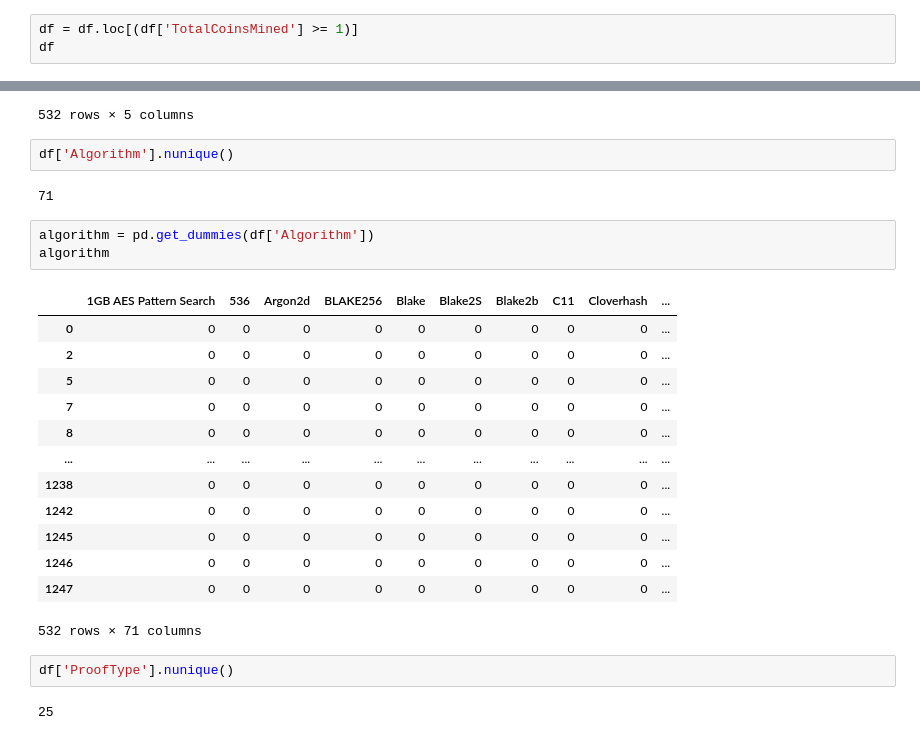
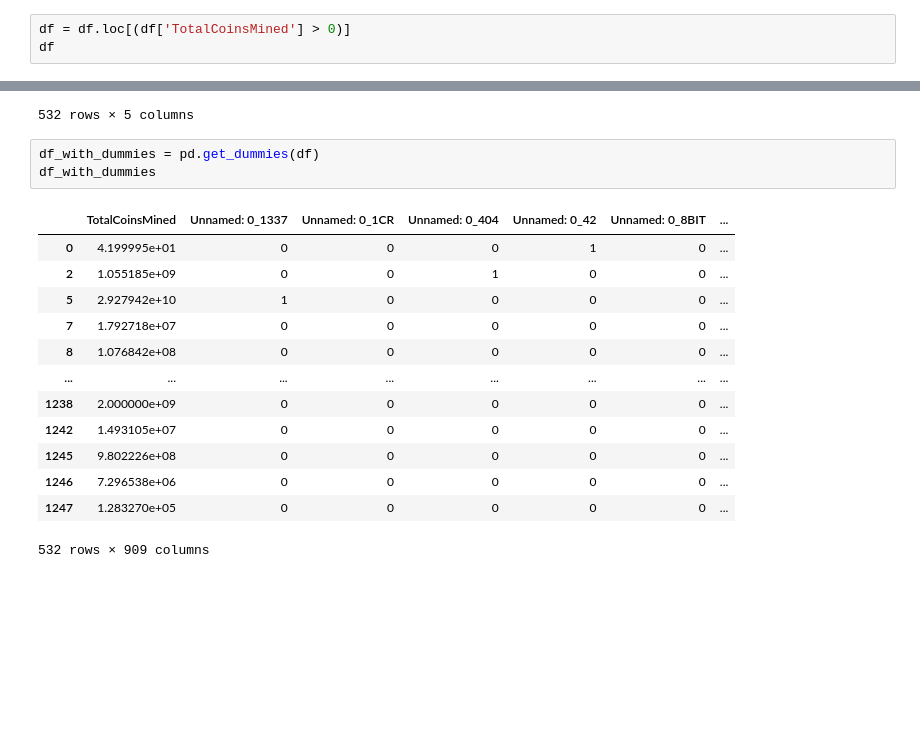
Before and after one commit to Barlow0471/Unsupervised-Learning, a Jupyter notebook: crypto.ipynb, the cells around one changed output, grey strips where cells are left out. Cells and saved outputs as stored; diff of their text form; blank space fills up the shorter version.

```diff
--- a/crypto.ipynb
+++ b/crypto.ipynb
@@ -71,7 +81,7 @@ df
 | 1247 | XBC | BitcoinPlus | Scrypt | PoS | 1.283270e+05 | 1000000 |
 1144 rows × 6 columns
 # %%
-df = df.loc[(df['TotalCoinsMined'] >= 1)]
+df = df.loc[(df['TotalCoinsMined'] > 0)]
 df
 # %% [output]
 |  | Unnamed: 0 | CoinName | Algorithm | ProofType | TotalCoinsMined | TotalCoinSupply |
@@ -104,28 +114,20 @@ df
 | 1246 | ZEN | Equihash | PoW | 7.296538e+06 | 21000000 |
 | 1247 | XBC | Scrypt | PoS | 1.283270e+05 | 1000000 |
 532 rows × 5 columns
-# %%
-df['Algorithm'].nunique()
-# %% [output]
-71
 # %%
-algorithm = pd.get_dummies(df['Algorithm'])
-algorithm
+df_with_dummies = pd.get_dummies(df)
+df_with_dummies
 # %% [output]
-|  | 1GB AES Pattern Search | 536 | Argon2d | BLAKE256 | Blake | Blake2S | Blake2b | C11 | Cloverhash | ... |
-| 0 | 0 | 0 | 0 | 0 | 0 | 0 | 0 | 0 | 0 | ... |
-| 2 | 0 | 0 | 0 | 0 | 0 | 0 | 0 | 0 | 0 | ... |
-| 5 | 0 | 0 | 0 | 0 | 0 | 0 | 0 | 0 | 0 | ... |
-| 7 | 0 | 0 | 0 | 0 | 0 | 0 | 0 | 0 | 0 | ... |
-| 8 | 0 | 0 | 0 | 0 | 0 | 0 | 0 | 0 | 0 | ... |
-| ... | ... | ... | ... | ... | ... | ... | ... | ... | ... | ... |
-| 1238 | 0 | 0 | 0 | 0 | 0 | 0 | 0 | 0 | 0 | ... |
-| 1242 | 0 | 0 | 0 | 0 | 0 | 0 | 0 | 0 | 0 | ... |
-| 1245 | 0 | 0 | 0 | 0 | 0 | 0 | 0 | 0 | 0 | ... |
-| 1246 | 0 | 0 | 0 | 0 | 0 | 0 | 0 | 0 | 0 | ... |
-| 1247 | 0 | 0 | 0 | 0 | 0 | 0 | 0 | 0 | 0 | ... |
+|  | TotalCoinsMined | Unnamed: 0_1337 | Unnamed: 0_1CR | Unnamed: 0_404 | Unnamed: 0_42 | Unnamed: 0_8BIT | ... |
+| 0 | 4.199995e+01 | 0 | 0 | 0 | 1 | 0 | ... |
+| 2 | 1.055185e+09 | 0 | 0 | 1 | 0 | 0 | ... |
+| 5 | 2.927942e+10 | 1 | 0 | 0 | 0 | 0 | ... |
+| 7 | 1.792718e+07 | 0 | 0 | 0 | 0 | 0 | ... |
+| 8 | 1.076842e+08 | 0 | 0 | 0 | 0 | 0 | ... |
+| ... | ... | ... | ... | ... | ... | ... | ... |
+| 1238 | 2.000000e+09 | 0 | 0 | 0 | 0 | 0 | ... |
+| 1242 | 1.493105e+07 | 0 | 0 | 0 | 0 | 0 | ... |
+| 1245 | 9.802226e+08 | 0 | 0 | 0 | 0 | 0 | ... |
+| 1246 | 7.296538e+06 | 0 | 0 | 0 | 0 | 0 | ... |
+| 1247 | 1.283270e+05 | 0 | 0 | 0 | 0 | 0 | ... |
-532 rows × 71 columns
+532 rows × 909 columns
-# %%
-df['ProofType'].nunique()
-# %% [output]
-25
```
Also changed, not shown: parts of 9 cells of this notebook.
